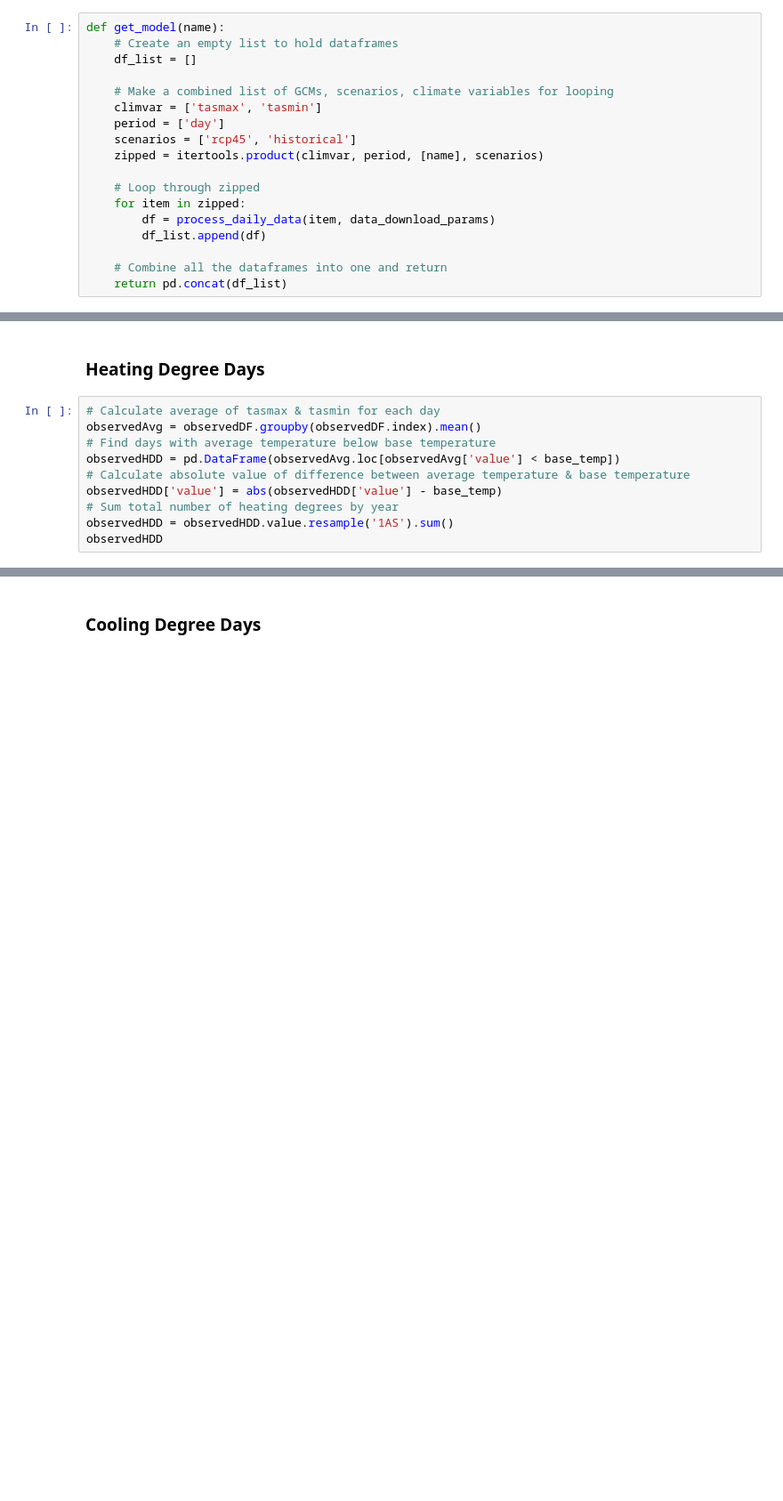
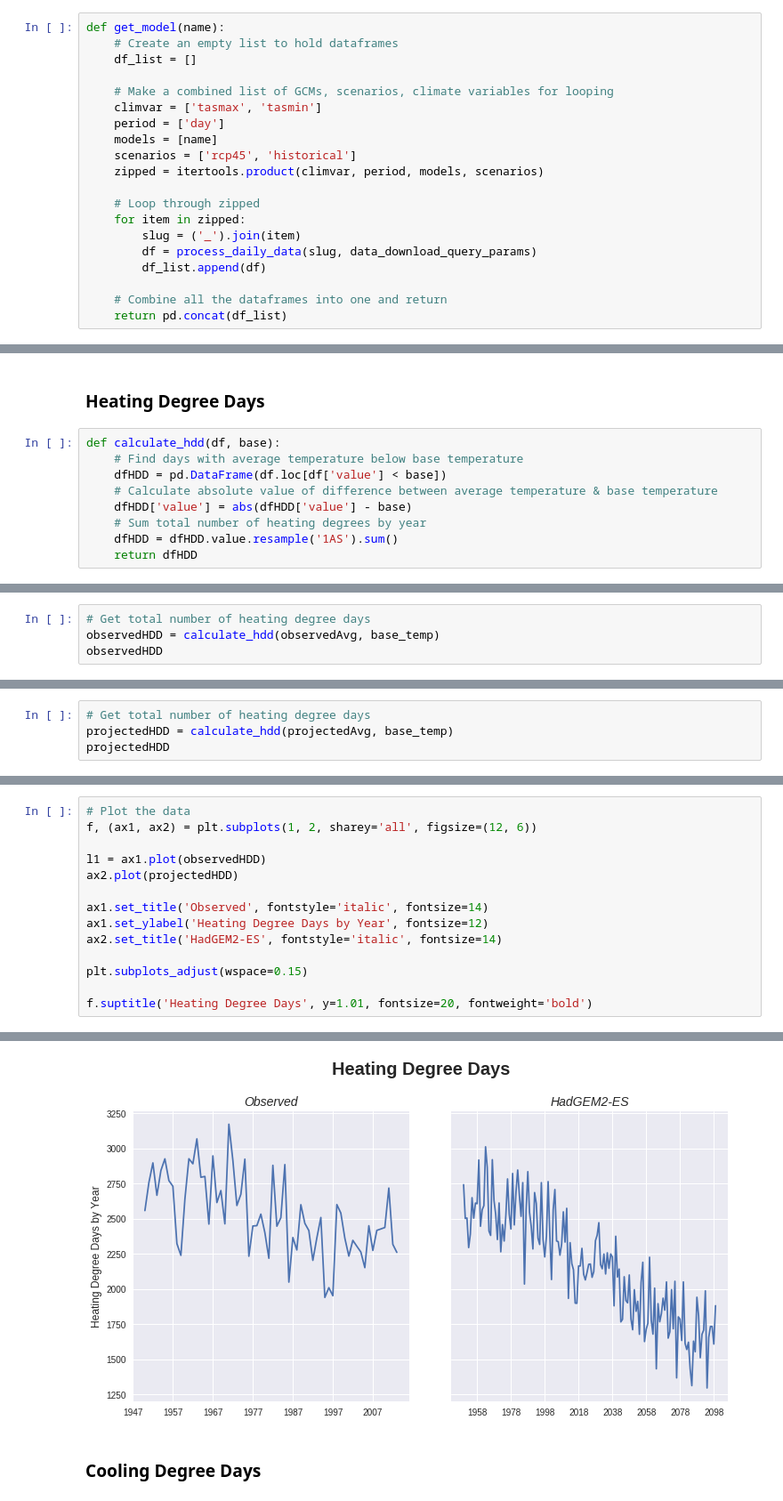
Before and after one commit to berkeley-gif/caladapt-docs, a Jupyter notebook: cookbook/daily_data_degree_days.ipynb, the cells around one changed output, grey strips where cells are left out. Shown: that part at 89% size. Cells and saved outputs as stored; diff of their text form; blank space fills up the shorter version.

```diff
--- a/cookbook/daily_data_degree_days.ipynb
+++ b/cookbook/daily_data_degree_days.ipynb
@@ -205,12 +193,14 @@ def get_model(name):
     # Make a combined list of GCMs, scenarios, climate variables for looping
     climvar = ['tasmax', 'tasmin']
     period = ['day']
+    models = [name]
     scenarios = ['rcp45', 'historical']
-    zipped = itertools.product(climvar, period, [name], scenarios)
+    zipped = itertools.product(climvar, period, models, scenarios)
 
     # Loop through zipped
     for item in zipped:
-        df = process_daily_data(item, data_download_params)
+        slug = ('_').join(item)
+        df = process_daily_data(slug, data_download_query_params)
         df_list.append(df)
 
     # Combine all the dataframes into one and return
@@ -248,12 +242,11 @@ base_temp = 65
 # %% [markdown]
 ### Heating Degree Days
 # %%
-# Calculate average of tasmax & tasmin for each day
-observedAvg = observedDF.groupby(observedDF.index).mean()
-# Find days with average temperature below base temperature
-observedHDD = pd.DataFrame(observedAvg.loc[observedAvg['value'] < base_temp])
-# Calculate absolute value of difference between average temperature & base temperature
-observedHDD['value'] = abs(observedHDD['value'] - base_temp)
-# Sum total number of heating degrees by year
-observedHDD = observedHDD.value.resample('1AS').sum()
-observedHDD
+def calculate_hdd(df, base):
+    # Find days with average temperature below base temperature
+    dfHDD = pd.DataFrame(df.loc[df['value'] < base])
+    # Calculate absolute value of difference between average temperature & base temperature
+    dfHDD['value'] = abs(dfHDD['value'] - base)
+    # Sum total number of heating degrees by year
+    dfHDD = dfHDD.value.resample('1AS').sum()
+    return dfHDD
@@ -305,0 +253,4 @@ Freq: AS-JAN, Name: value, dtype: float64
+# %%
+# Get total number of heating degree days
+observedHDD = calculate_hdd(observedAvg, base_temp)
+observedHDD
@@ -305,0 +275,4 @@ Freq: AS-JAN, Name: value, dtype: float64
+# %%
+# Get total number of heating degree days
+projectedHDD = calculate_hdd(projectedAvg, base_temp)
+projectedHDD
@@ -305,0 +297,15 @@ Freq: AS-JAN, Name: value, dtype: float64
+# %%
+# Plot the data
+f, (ax1, ax2) = plt.subplots(1, 2, sharey='all', figsize=(12, 6))
+
+l1 = ax1.plot(observedHDD)
+ax2.plot(projectedHDD)
+
+ax1.set_title('Observed', fontstyle='italic', fontsize=14)
+ax1.set_ylabel('Heating Degree Days by Year', fontsize=12)
+ax2.set_title('HadGEM2-ES', fontstyle='italic', fontsize=14)
+
+plt.subplots_adjust(wspace=0.15)
+
+f.suptitle('Heating Degree Days', y=1.01, fontsize=20, fontweight='bold')
+# %% [output]
@@ -306,3 +313,4 @@ Freq: AS-JAN, Name: value, dtype: float64
+[figure, added]
 # %% [markdown]
 ### Cooling Degree Days
 # %%
```
Also changed, not shown: parts of 21 cells of this notebook, 6 other files.
